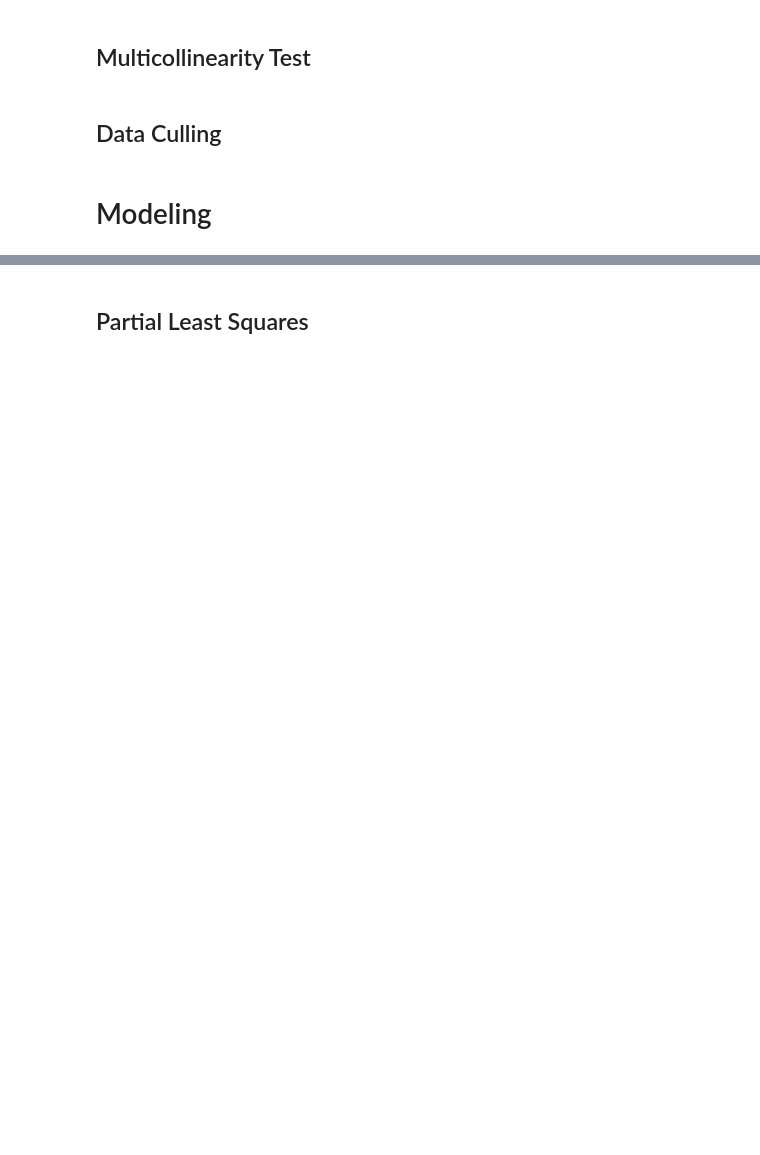
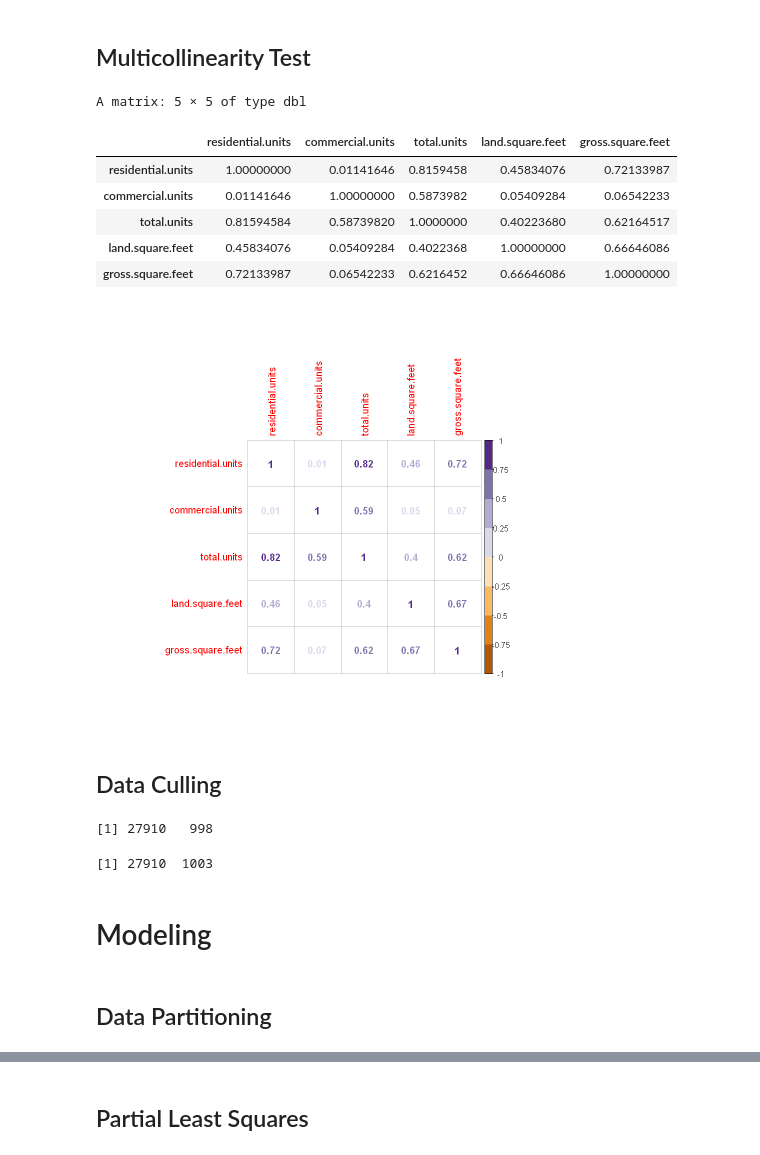
Before and after one commit to jvbaker95/OR-568-Project, a Jupyter notebook: OR-568_Project_Analysis.ipynb, the cells around one changed output, grey strips where cells are left out. Drawn from its saved outputs; the diff is of its cells as text; code cells hidden in the pictures; blank space fills up the shorter version.

```diff
--- a/OR-568_Project_Analysis.ipynb
+++ b/OR-568_Project_Analysis.ipynb
@@ -436,41 +490,55 @@ hist(df.trans$gross.square.feet)
 # %% [markdown]
 ## Multicollinearity Test
 # %%
-# # check multicollinearity
-# numericpredictors <- c('residential.units','commercial.units','total.units','land.square.feet','gross.square.feet','sale.price')
-# df_numpreds <- subset(df, select= numericpredictors)
-# corr <- cor(df_numpreds)
-# corr
-# corrplot(corr,method= "number",col=brewer.pal(n=8, name="PuOr"))
+# check multicollinearity
+numericpredictors <- c('residential.units','commercial.units','total.units','land.square.feet','gross.square.feet')
+df_numpreds <- subset(df, select= numericpredictors)
+corr <- cor(df_numpreds)
+corr
+corrplot(corr,method= "number",col=brewer.pal(n=8, name="PuOr"))
+# %% [output]
+A matrix: 5 × 5 of type dbl
+|  | residential.units | commercial.units | total.units | land.square.feet | gross.square.feet |
+| residential.units | 1.00000000 | 0.01141646 | 0.8159458 | 0.45834076 | 0.72133987 |
+| commercial.units | 0.01141646 | 1.00000000 | 0.5873982 | 0.05409284 | 0.06542233 |
+| total.units | 0.81594584 | 0.58739820 | 1.0000000 | 0.40223680 | 0.62164517 |
+| land.square.feet | 0.45834076 | 0.05409284 | 0.4022368 | 1.00000000 | 0.66646086 |
+| gross.square.feet | 0.72133987 | 0.06542233 | 0.6216452 | 0.66646086 | 1.00000000 |
+[figure, added]
 # %% [markdown]
 ## Data Culling
 # %%
-# #remove total units as a predictor since it is highly correlated to # of residential units and commercial units
+#remove total units as a predictor since it is highly correlated to # of residential units and commercial units
 
-# # one hot encoding the categorical variables
-# # borough
-# # neighborhood
-# # building.class.category
-# # tax.class.at.present
-# # building.class.at.present
-# # zip.code
-# # year.built
-# # tax.class.at.time.of.sale
-# # building.class.at.time.of.sale
+# one hot encoding the categorical variables
+# borough
+# neighborhood
+# building.class.category
+# tax.class.at.present
+# building.class.at.present
+# zip.code
+# year.built
+# tax.class.at.time.of.sale
+# building.class.at.time.of.sale
 
-# dmy <- dummyVars(" ~ borough +
-# neighborhood +
-# building.class.category +
-# tax.class.at.present +
-# building.class.at.present +
-# zip.code +
-# year.built +
-# tax.class.at.time.of.sale +
-# building.class.at.time.of.sale", data = df)
-# trsf <- data.frame(predict(dmy, newdata = df))
-# dim(trsf)
+dmy <- dummyVars(" ~ borough +
+neighborhood +
+building.class.category +
+tax.class.at.present +
+building.class.at.present +
+zip.code +
+year.built +
+tax.class.at.time.of.sale +
+building.class.at.time.of.sale", data = df)
+trsf <- data.frame(predict(dmy, newdata = df))
+dim(trsf)
 
-# df_for_modeling <- cbind(trsf, df_numpreds)
-# dim(df_for_modeling)
+df_for_modeling <- cbind(trsf, df_numpreds)
+dim(df_for_modeling)
+# %% [output]
+[1] 27910   998
+[1] 27910  1003
 # %% [markdown]
 # Modeling
+# %% [markdown]
+## Data Partitioning
```
Also changed, not shown: parts of 59 cells of this notebook.
